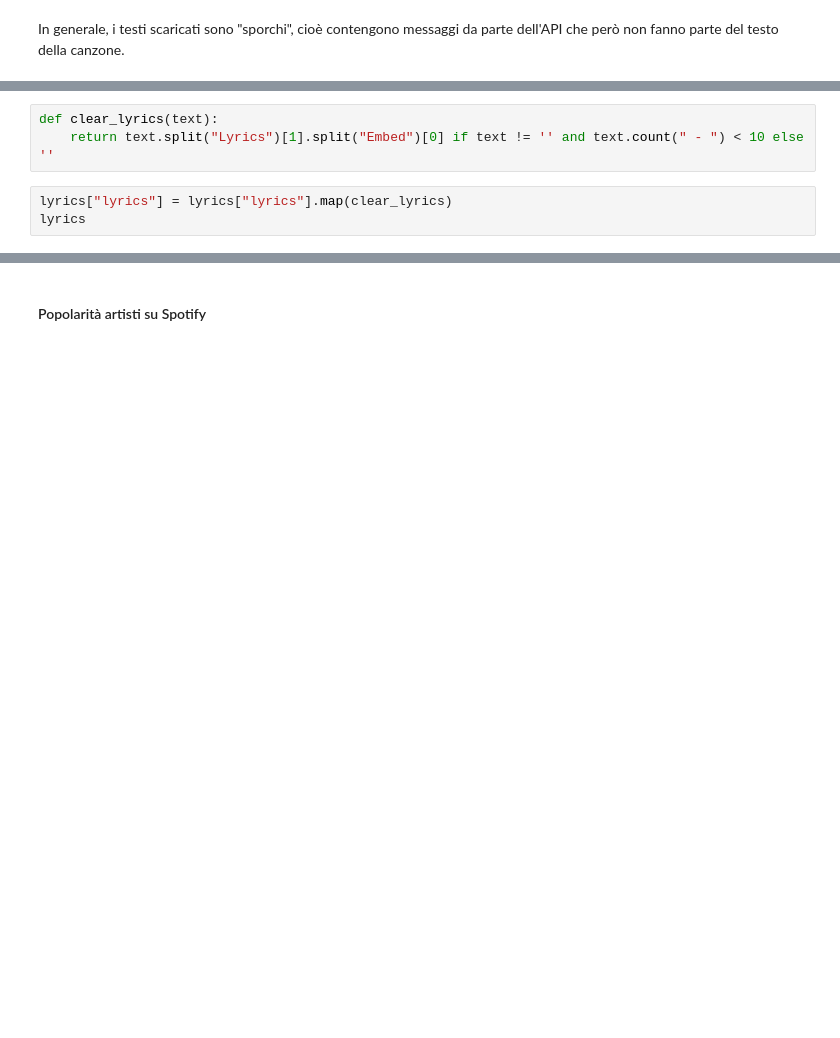
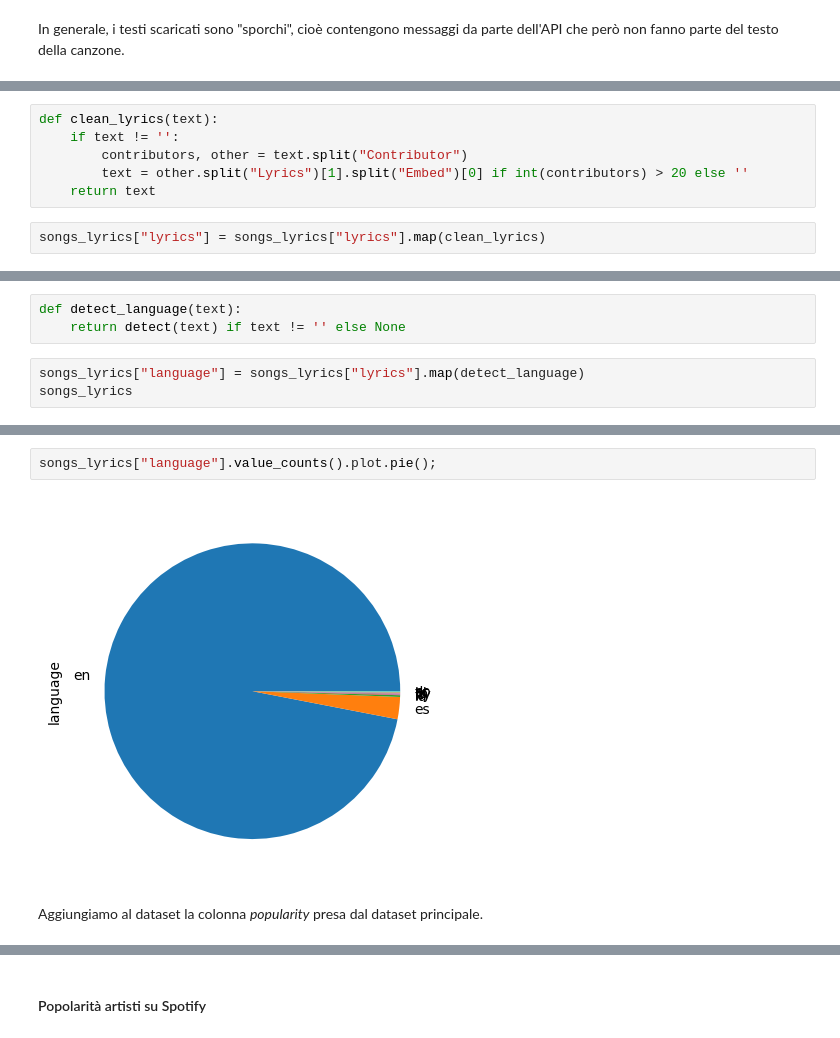
Before and after one commit to AndreaZavatta/Songs-Popularity-Prediction, a Jupyter notebook: songs-popularity-prediction.ipynb, the cells around one changed output, grey strips where cells are left out. Saved outputs shown, nothing was run; the diff lists cells and outputs as text; blank space fills up the shorter version.

```diff
--- a/songs-popularity-prediction.ipynb
+++ b/songs-popularity-prediction.ipynb
@@ -187,6 +216,8 @@ Il codice seguente permette di effettuare la pulizia dei testi.
 # %%
-def clear_lyrics(text):
-    return text.split("Lyrics")[1].split("Embed")[0] if text != '' and text.count(" - ") < 10 else ''
+def clean_lyrics(text):
+    if text != '':
+        contributors, other = text.split("Contributor")
+        text = other.split("Lyrics")[1].split("Embed")[0] if int(contributors) > 20 else ''
+    return text
 # %%
-lyrics["lyrics"] = lyrics["lyrics"].map(clear_lyrics)
-lyrics
+songs_lyrics["lyrics"] = songs_lyrics["lyrics"].map(clean_lyrics)
@@ -206,0 +263,6 @@ lyrics
+# %%
+def detect_language(text):
+    return detect(text) if text != '' else None
+# %%
+songs_lyrics["language"] = songs_lyrics["lyrics"].map(detect_language)
+songs_lyrics
@@ -206,0 +287,6 @@ lyrics
+# %%
+songs_lyrics["language"].value_counts().plot.pie();
+# %% [output]
+[figure, added]
+# %% [markdown]
+Aggiungiamo al dataset la colonna _popularity_ presa dal dataset principale.
```
Also changed, not shown: parts of 94 cells of this notebook, 1 other file.
